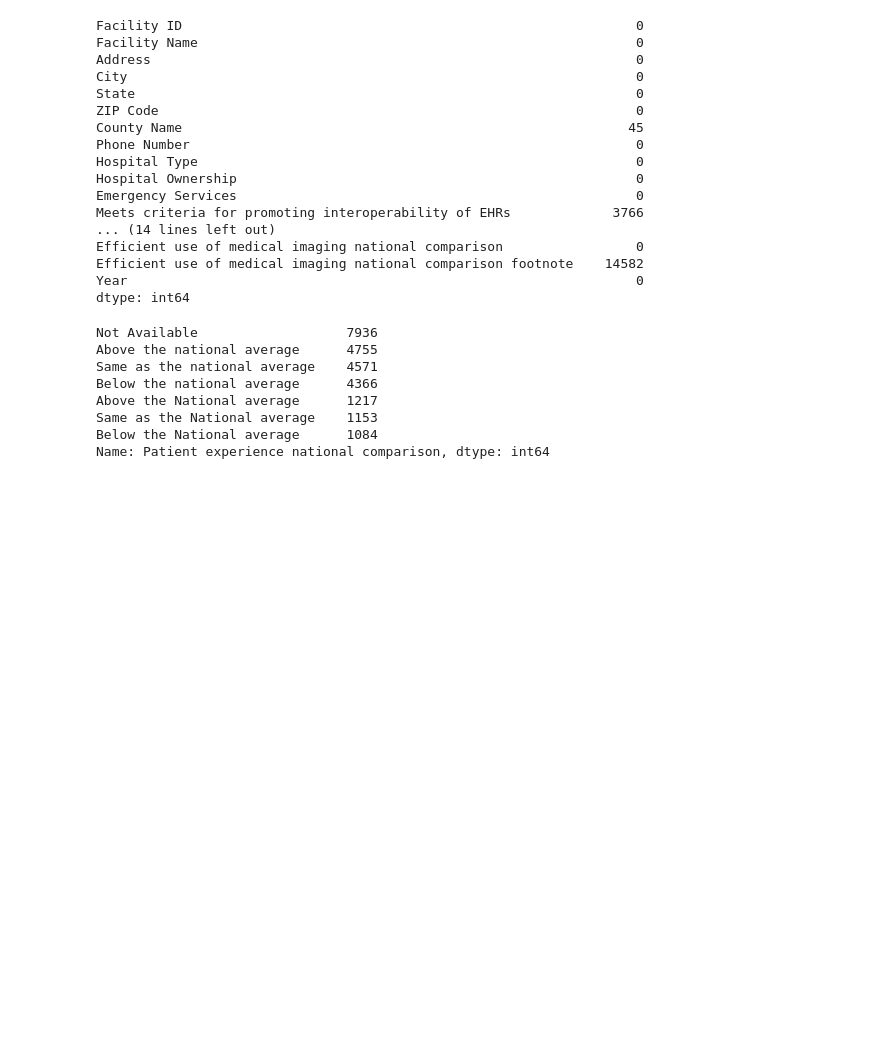
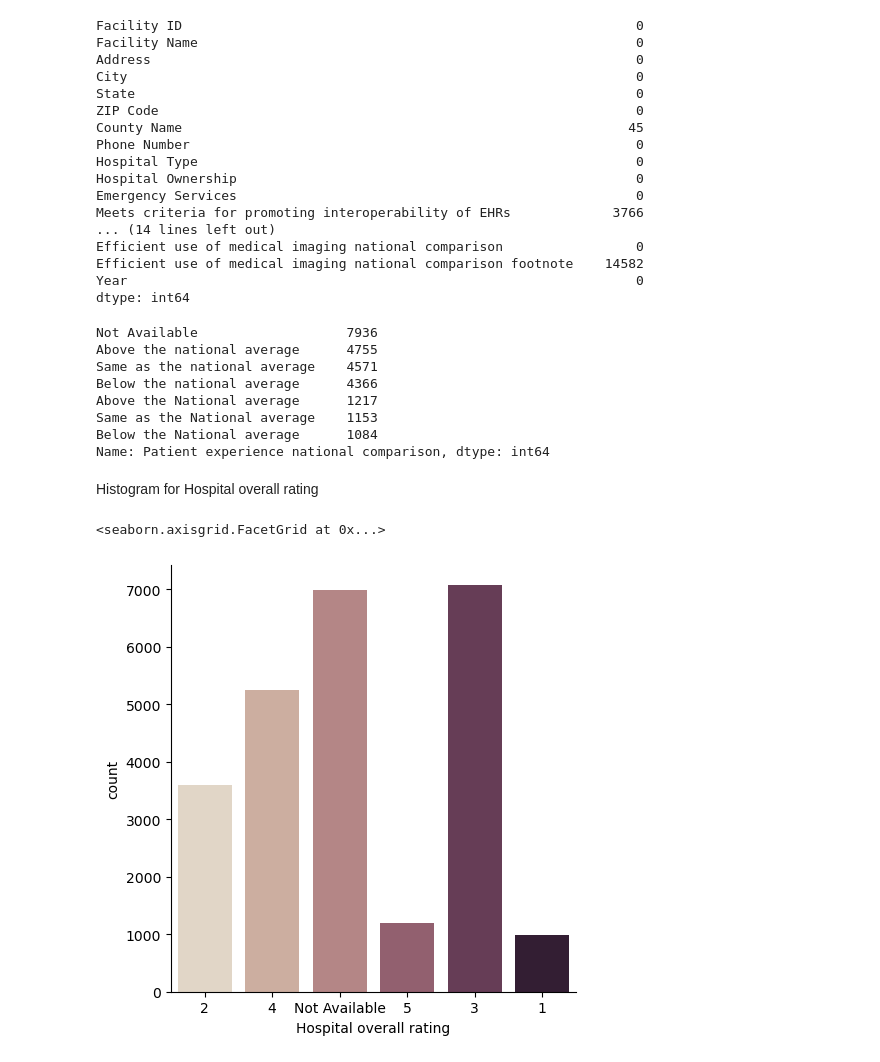
Before and after one commit to haoshu2017/US_Hospital_Data, a Jupyter notebook: U.S_Hospital_EDA.ipynb, the cells around one changed output. Saved outputs shown, nothing was run; the diff lists cells and outputs as text; code cells hidden in the pictures; blank space fills up the shorter version.

Commit message:
histogram

```diff
--- a/U.S_Hospital_EDA.ipynb
+++ b/U.S_Hospital_EDA.ipynb
@@ -123,3 +123,10 @@ Above the National average      1217
 Same as the National average    1153
 Below the National average      1084
 Name: Patient experience national comparison, dtype: int64
+# %% [markdown]
+Histogram for Hospital overall rating
+# %%
+sns.catplot(data=data, x="Hospital overall rating", kind="count", palette="ch:.25")
+# %% [output]
+<seaborn.axisgrid.FacetGrid at 0x...>
+[figure, added]
```
